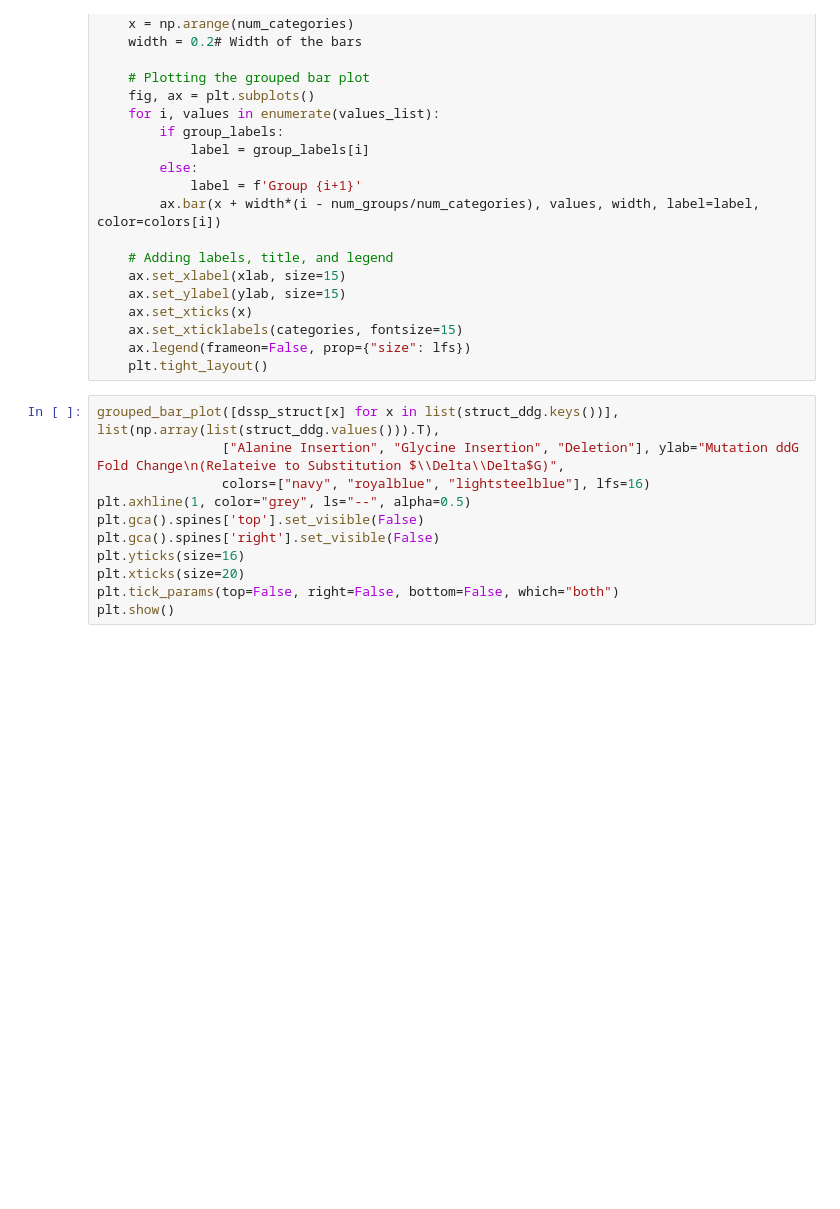
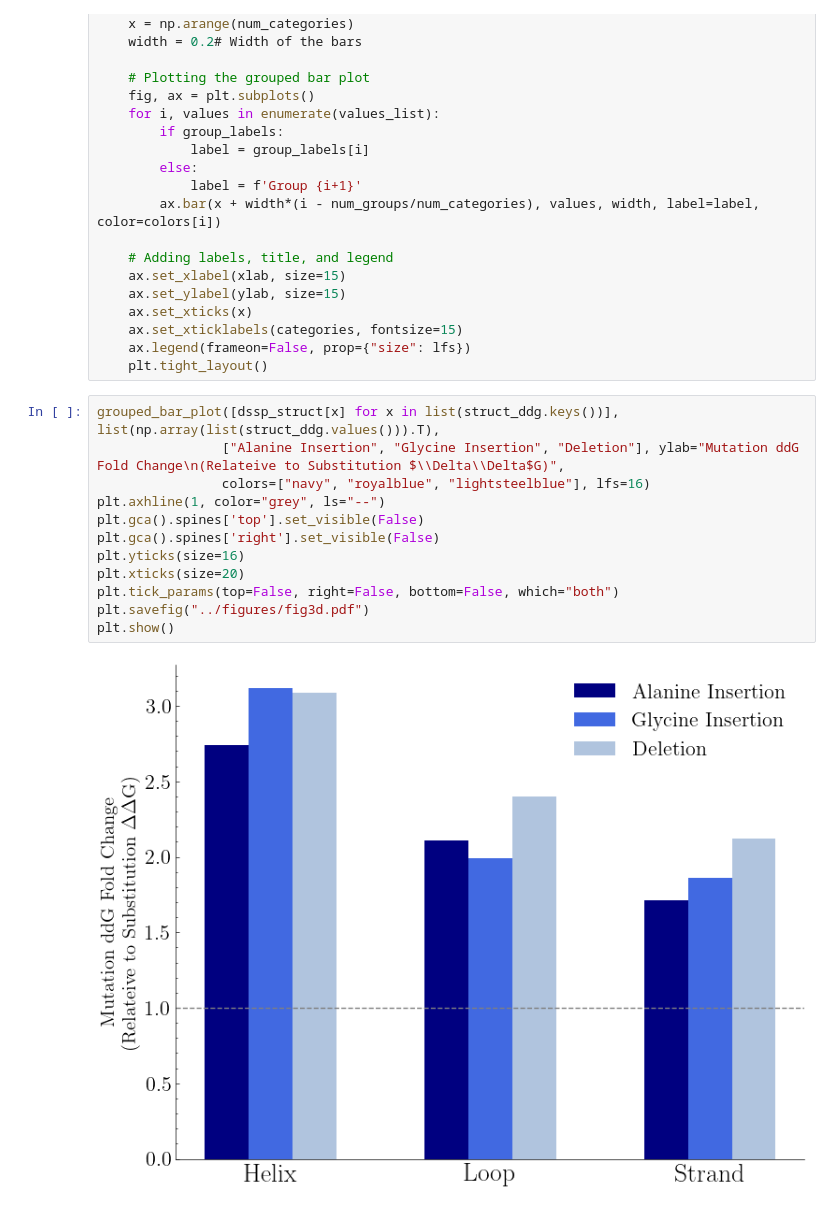
Before and after one commit to ntranoslab/diff-tol, a Jupyter notebook: code/fig3.ipynb, the cells around one changed output. Saved outputs shown, nothing was run; the diff lists cells and outputs as text; blank space fills up the shorter version.

```diff
--- a/code/fig3.ipynb
+++ b/code/fig3.ipynb
@@ -268,11 +273,14 @@ def grouped_bar_plot(categories: list, values_list:list, group_labels: list=None
 # %%
 grouped_bar_plot([dssp_struct[x] for x in list(struct_ddg.keys())], list(np.array(list(struct_ddg.values())).T),
                 ["Alanine Insertion", "Glycine Insertion", "Deletion"], ylab="Mutation ddG Fold Change\n(Relateive to Substitution $\\Delta\\Delta$G)",
                 colors=["navy", "royalblue", "lightsteelblue"], lfs=16)
-plt.axhline(1, color="grey", ls="--", alpha=0.5)
+plt.axhline(1, color="grey", ls="--")
 plt.gca().spines['top'].set_visible(False)
 plt.gca().spines['right'].set_visible(False)
 plt.yticks(size=16)
 plt.xticks(size=20)
 plt.tick_params(top=False, right=False, bottom=False, which="both")
+plt.savefig("../figures/fig3d.pdf")
 plt.show()
+# %% [output]
+[figure, added]
```
Also changed, not shown: parts of 3 cells of this notebook, 3 other files.
